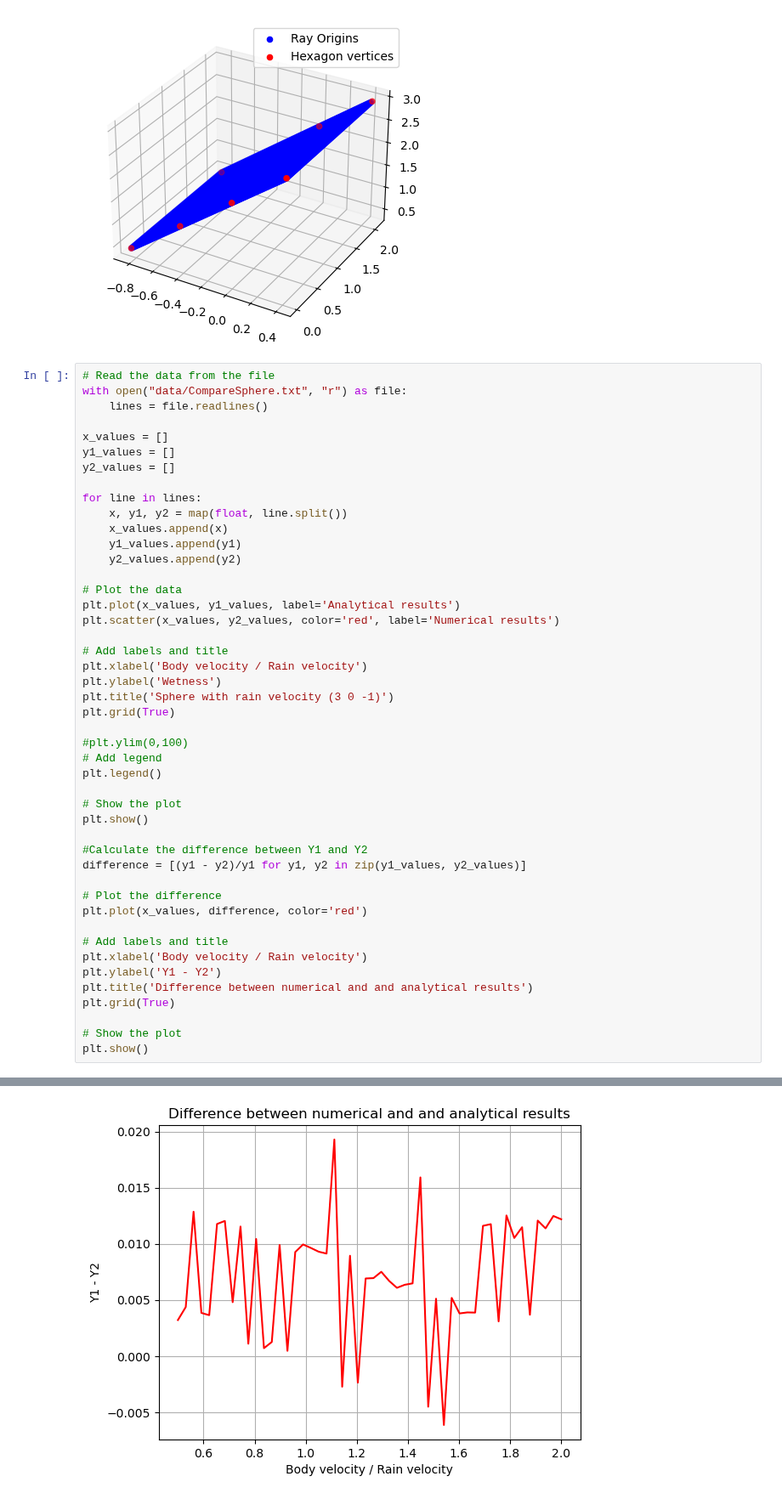
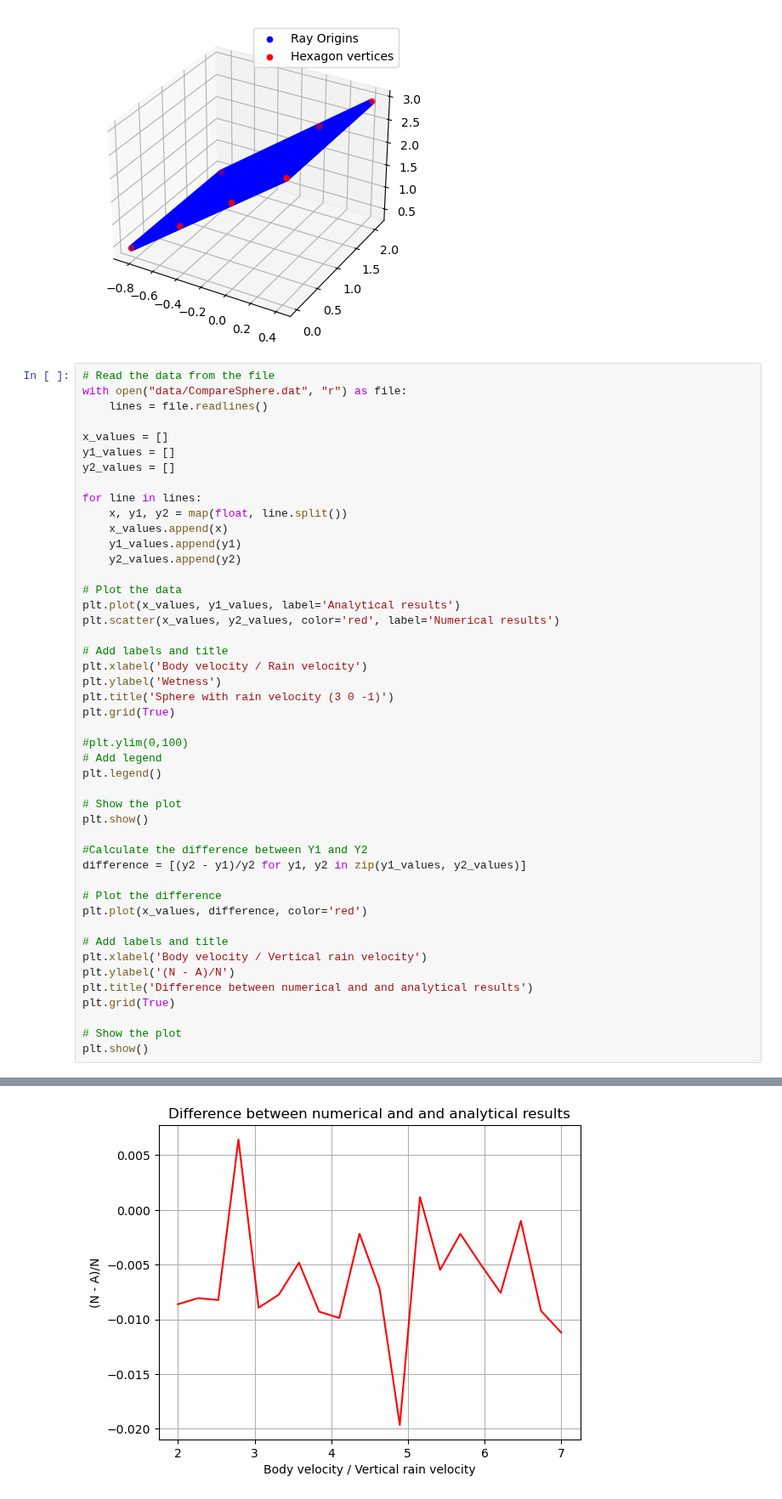
Before and after one commit to Cr3sp1/Rain, a Jupyter notebook: Tesi.ipynb, the cells around one changed output, grey strips where cells are left out. Shown at 85% size. Drawn from its saved outputs; the diff is of its cells as text.

```diff
--- a/Tesi.ipynb
+++ b/Tesi.ipynb
@@ -34,7 +34,7 @@ plt.show()
 [figure]
 # %%
 # Read the data from the file
-with open("data/CompareSphere.txt", "r") as file:
+with open("data/CompareSphere.dat", "r") as file:
     lines = file.readlines()
 
 x_values = []
@@ -65,14 +65,14 @@ plt.legend()
 plt.show()
 
 #Calculate the difference between Y1 and Y2
-difference = [(y1 - y2)/y1 for y1, y2 in zip(y1_values, y2_values)]
+difference = [(y2 - y1)/y2 for y1, y2 in zip(y1_values, y2_values)]
 
 # Plot the difference
 plt.plot(x_values, difference, color='red')
 
 # Add labels and title
-plt.xlabel('Body velocity / Rain velocity')
-plt.ylabel('Y1 - Y2')
+plt.xlabel('Body velocity / Vertical rain velocity')
+plt.ylabel('(N - A)/N')
 plt.title('Difference between numerical and and analytical results')
 plt.grid(True)
 
@@ -83 +83 @@ plt.show()
-[figure, old version]
+[figure, new version]
```
Also changed, not shown: parts of 2 cells of this notebook, 13 other files.
